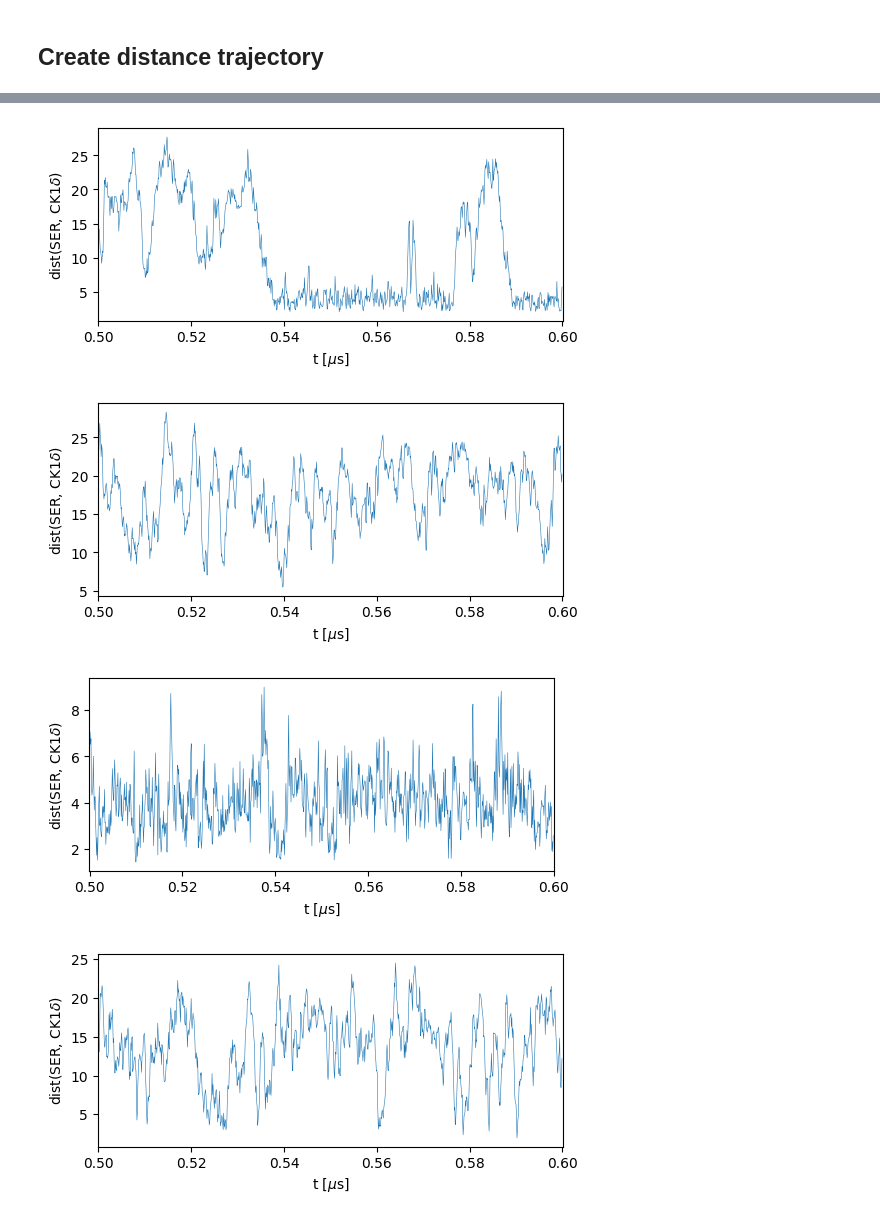
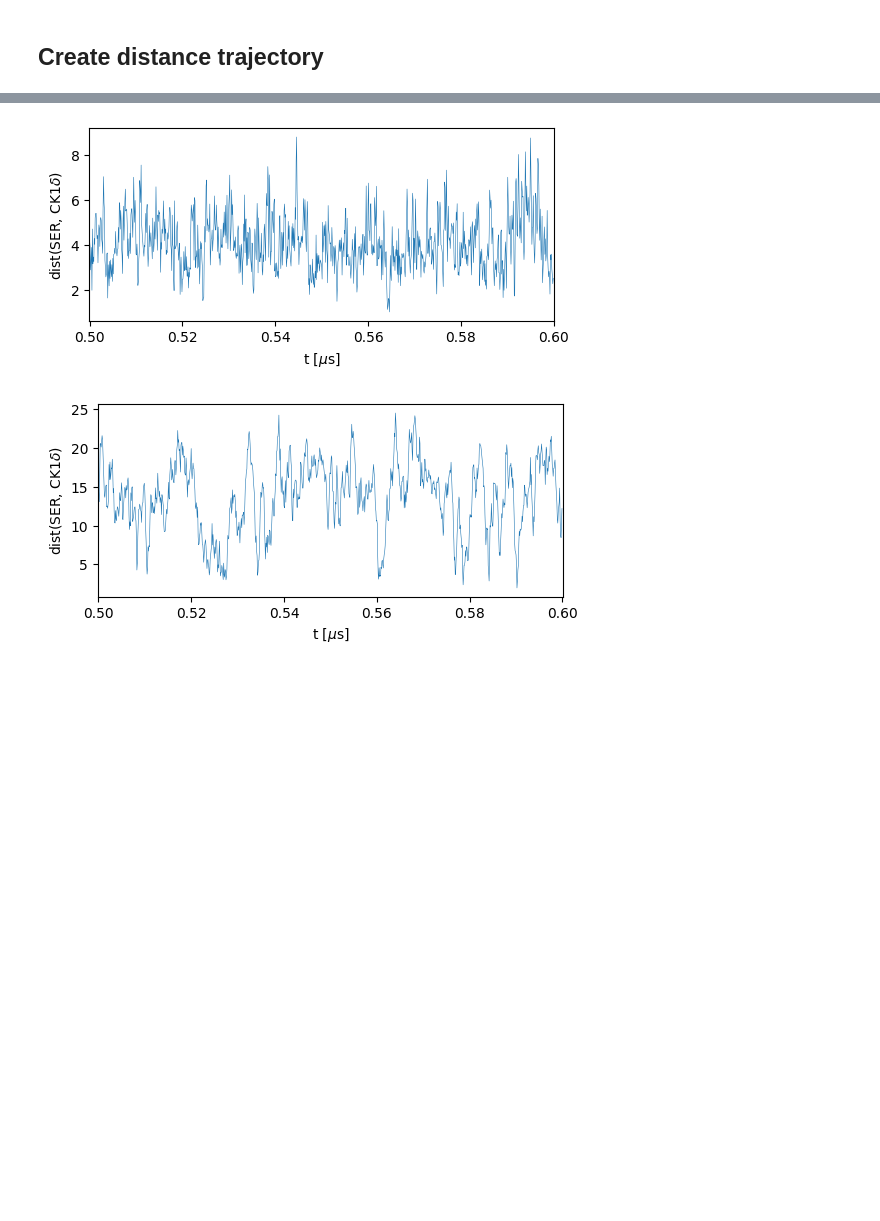
Before and after one commit to ezippo/HPA, a Jupyter notebook: process_traj.ipynb, the cells around one changed output, grey strips where cells are left out. Drawn from its saved outputs; the diff is of its cells as text; code cells hidden in the pictures; blank space fills up the shorter version.

```diff
--- a/process_traj.ipynb
+++ b/process_traj.ipynb
@@ -18,16 +18,15 @@ from tqdm import tqdm
 import gsd.hoomd
 from MDAnalysis.analysis import distances
 # %%
-path_200 = '/localscratch/zippoema/project_ness/simulations/200-tdp43_CAL3/'
+path_drop = '/localscratch/zippoema/project_ness/simulations/droplet_200-tdp43-lcd/'
+path_slab = '/localscratch/zippoema/project_ness/simulations/slab_200-tdp43-lcd/'
 path = '/localscratch/zippoema/project_ness/simulations/'
-path_ss = '/localscratch/zippoema/project_ness/simulations/phase_diagram/search_steadystate/'
+path_ss = '/localscratch/zippoema/project_ness/simulations/no_pser_mass_method/phase_diagram/search_steadystate/'
 path_work = '/localscratch/zippoema/working_dir/'
-path_an_200 = '/localscratch/zippoema/project_ness/analysis/200-tdp43_CAL3/'
-path_an_dp = '/localscratch/zippoema/project_ness/analysis/condensate_dephospho/'
-path_dp = '/localscratch/zippoema/project_ness/simulations/condensate_dephospho/'
-path_struct = '/localscratch/zippoema/project_ness/simulations/condensate_struct_CAL3/'
-path_ness = '/localscratch/zippoema/project_ness/simulations/simple-ness_CAL3/'
-path_fix = '/localscratch/zippoema/project_ness/simulations/ness_1-ck1d_1-pp3/'
+path_an_drop = '/localscratch/zippoema/project_ness/analysis/droplet_200-tdp43-lcd/'
+path_struct = '/localscratch/zippoema/project_ness/simulations/condensate_structure/'
+path_ness = '/localscratch/zippoema/project_ness/simulations/cycle_ness/simple-ness_pp3_masspSer/'
+path_fix = '/localscratch/zippoema/project_ness/simulations/cycle_ness/ness_ck1d_pp3_masspSer/'
 # %% [markdown]
 ### Center trajectory
 # %%
@@ -36,6 +35,6 @@ hpau.center_trajectory_z(path_struct+'equilibrium/sim_eq_slab_400-tdp43-lcd_5-ck
                        group=[i for i in range(61600)], cluster=True, cutoff=2.5)
 # %%
-for i in range(4,11):
-    hpau.center_trajectory(path_dp+f'sim_200-tdp43-lcd-2800pser_5-pp3/sim{i}_200-tdp43-lcd-2800pser_5-com-pp3_CAL3_5us_dump.gsd',
-                           path_dp+f'sim_200-tdp43-lcd-2800pser_5-pp3/sim{i}_200-tdp43-lcd-2800pser_5-com-pp3_CAL3_5us_dump_centered.gsd',
+for i in range(1,4):
+    hpau.center_trajectory(path_drop+f'sim_oscillation_200-tdp43-lcd_2-ck1d-open_10-pp3/sim{i}_200-tdp43-lcd_2-com-ck1d-open_10-com-pp3_CAL3_osc_dump.gsd',
+                           path_drop+f'sim_oscillation_200-tdp43-lcd_2-ck1d-open_10-pp3/sim{i}_200-tdp43-lcd_2-com-ck1d-open_10-com-pp3_CAL3_osc_dump_centered.gsd',
                            group=[i for i in range(30800)], cluster=True, cutoff=2.5)
@@ -125,13 +122,14 @@ for i in [2500]:
 ## Create distance trajectory
 # %%
 rdump = 5
-rigid = ''
-dmu = 2.5
+enzymes = '1-pp3'
+enzfile = 'com-pp3'
+dmu = '0'
 temp='200K_'
 
-for s in range(1,4):
-    d = hpau.create_distance_file(path_ness+f'sim_ser19_dmu-{dmu}_1-tdp43-5pser_1-{rigid}ck1d-open_{temp}{rdump}k/sim{s}_ser19_dmu-{dmu}_1-tdp43-5pser_com-{rigid}ck1d-open_CAL3_{temp}{rdump}k_20us_dump.gsd',
+for s in range(4,6):
+    d = hpau.create_distance_file(path_ness+f'sim_ser19_dmu{dmu}_1-tdp43-5pser_{enzymes}_{temp}{rdump}k_mpSer_rs/sim{s}_ser19_dmu{dmu}_1-tdp43-5pser_{enzfile}_CAL3_{temp}{rdump}k_mpSer_rs_dump.gsd',
                                          id1=[300,301,302], id2=[i for i in range(154)], mean1=True, therm=0)
-    np.savetxt(path_ness+f'sim_ser19_dmu-{dmu}_1-tdp43-5pser_1-{rigid}ck1d-open_{temp}{rdump}k/sim{s}_ser19_dmu-{dmu}_1-tdp43-5pser_com-{rigid}ck1d-open_CAL3_{temp}{rdump}k_20us_dist.txt', d)
+    np.savetxt(path_ness+f'sim_ser19_dmu{dmu}_1-tdp43-5pser_{enzymes}_{temp}{rdump}k_mpSer_rs/sim{s}_ser19_dmu{dmu}_1-tdp43-5pser_{enzfile}_CAL3_{temp}{rdump}k_mpSer_rs_dist.txt', d)
     hpapl.plot_dist(d,part_id=5,start=5000,end=6000)
 # %% [output]
@@ -141,16 +140,14 @@ for s in range(1,4):
 # %%
-for s in range(1,4):
-    d = hpau.create_distance_file(path_fix+f'sim_ser19_dmu-5_0_1-tdp43-5pser_1-ck1d-open_1-pp3_sp_repel/sim{s}_ser19_dmu-5_0_1-tdp43-5pser_com-ck1d-open_com-pp3_CAL3_sp_repel_200K_5k_dump.gsd',
+for s in range(5,6):
+    d = hpau.create_distance_file(path_fix+f'sim_ser19_dmu0_0_1-tdp43-5pser_1-ck1d-open_1-pp3_sp_repel_mpSer_rs/sim{s}_ser19_dmu0_0_1-tdp43-5pser_com-ck1d-open_com-pp3_200K_5k_sp_repel_mpSer_rs_dump.gsd',
                                          id1=[300,301,302], id2=[i for i in range(154)], mean1=True, therm=0)
-    tmp = hpau.create_distance_file(path_fix+f'sim_ser19_dmu-5_0_1-tdp43-5pser_1-ck1d-open_1-pp3_sp_repel/sim{s}_ser19_dmu-5_0_1-tdp43-5pser_com-ck1d-open_com-pp3_CAL3_sp_repel_200K_5k_dump.gsd',
+    tmp = hpau.create_distance_file(path_fix+f'sim_ser19_dmu0_0_1-tdp43-5pser_1-ck1d-open_1-pp3_sp_repel_mpSer_rs/sim{s}_ser19_dmu0_0_1-tdp43-5pser_com-ck1d-open_com-pp3_200K_5k_sp_repel_mpSer_rs_dump.gsd',
                                          id1=[445+92,445+94,445+120,445+152,445+283], id2=[i for i in range(154)], mean1=True, therm=0)
-    d = np.append(d, tmp, axis=1)
-    np.savetxt(path_fix+f'sim_ser19_dmu-5_0_1-tdp43-5pser_1-ck1d-open_1-pp3_sp_repel/sim{s}_ser19_dmu-5_0_1-tdp43-5pser_com-ck1d-open_com-pp3_CAL3_sp_repel_200K_5k_dist.txt', d)
+    d = np.append(d[:-40], tmp[:-40], axis=1)
+    np.savetxt(path_fix+f'sim_ser19_dmu0_0_1-tdp43-5pser_1-ck1d-open_1-pp3_sp_repel_mpSer_rs/sim{s}_ser19_dmu0_0_1-tdp43-5pser_com-ck1d-open_com-pp3_200K_5k_sp_repel_mpSer_rs_dist.txt', d)
     hpapl.plot_dist(d,part_id=5,start=5000,end=6000)
 # %% [output]
-[figure, old version]
+[figure, new version]
-[figure, removed]
-[figure, removed]
 # %%
 rdump = 5
 rigid = 'rigid-'
```
Also changed, not shown: parts of 4 cells of this notebook, 3 other files.
